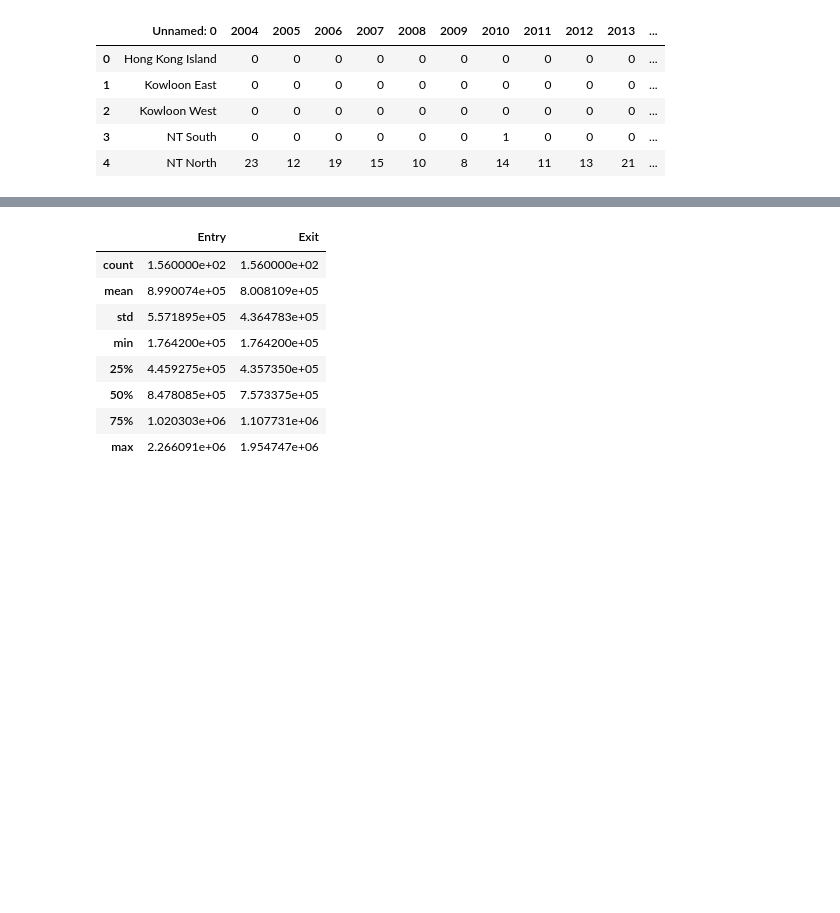
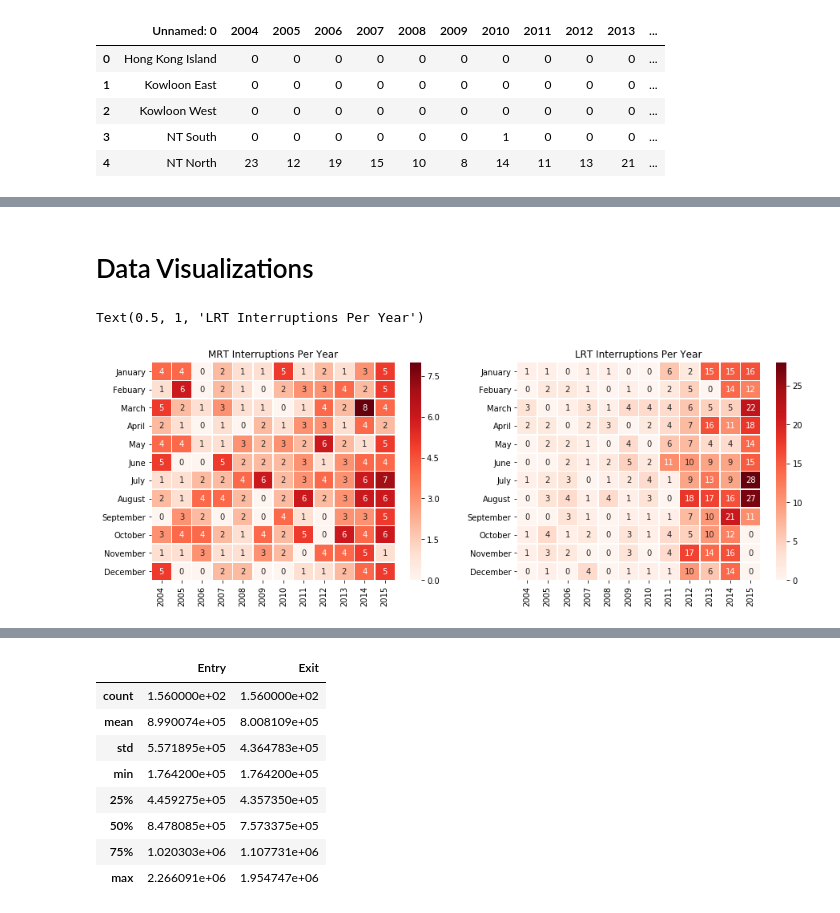
Before and after one commit to kylesantiago/-DATASCI-Final, a Jupyter notebook: [DATASCI] Final.ipynb, the cells around one changed output, grey strips where cells are left out. Drawn from its saved outputs; the diff is of its cells as text; code cells hidden in the pictures; blank space fills up the shorter version.

```diff
--- a/[DATASCI] Final.ipynb
+++ b/[DATASCI] Final.ipynb
@@ -93,0 +118,15 @@ fig.tight_layout()
+# %% [markdown]
+# Data Visualizations
+# %%
+fig = plt.figure(figsize=(15, 5))
+
+ax = fig.add_subplot(1,2,1)
+ax = sns.heatmap(tempDFMRT,yticklabels = intPerYearMRT.iloc[:,0], linewidths = 0.5, cmap = 'Reds', annot=True)
+ax.set_title("MRT Interruptions Per Year")
+
+ax = fig.add_subplot(1,2,2)
+ax = sns.heatmap(tempDFLRT,yticklabels = intPerYearMRT.iloc[:,0], linewidths = 0.5, cmap = 'Reds', annot=True)
+ax.set_title("LRT Interruptions Per Year")
+# %% [output]
+Text(0.5, 1, 'LRT Interruptions Per Year')
+[figure, added]
```
Also changed, not shown: parts of 69 cells of this notebook, 9 other files.
